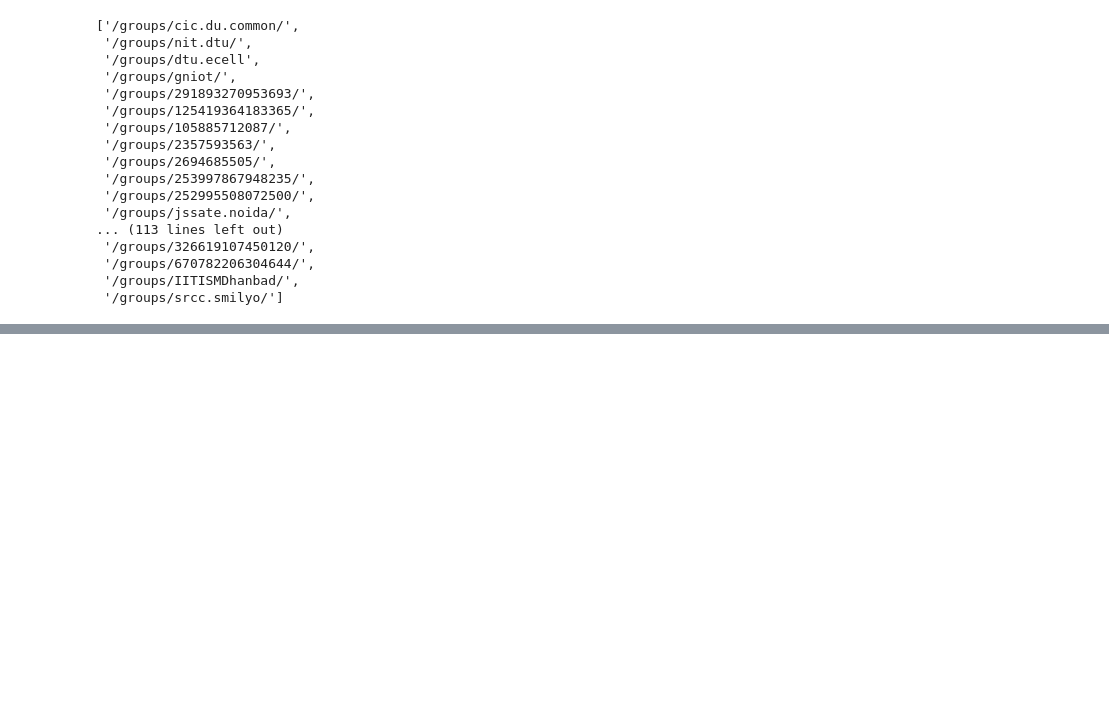
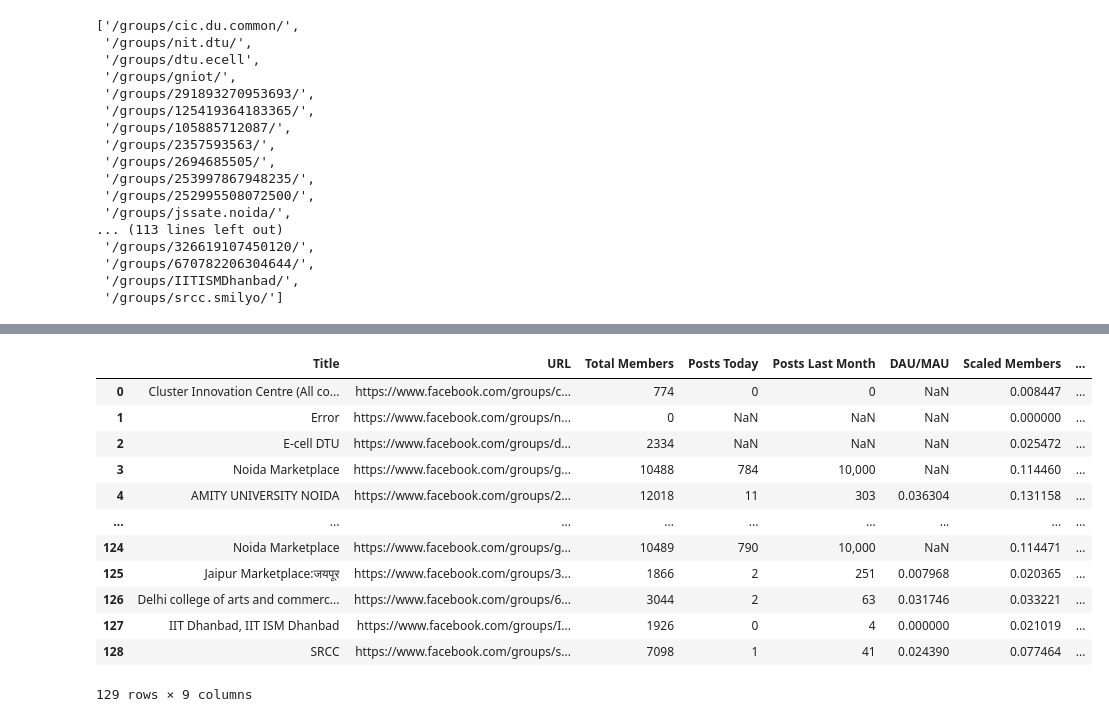
Before and after one commit to dikshant293/FB-web-scraper-and-auto-poster, a Jupyter notebook: FB-icc.ipynb, the cells around one changed output, grey strips where cells are left out. Drawn from its saved outputs; the diff is of its cells as text; code cells hidden in the pictures; blank space fills up the shorter version.

Commit message:
ADDED METRICS

```diff
--- a/FB-icc.ipynb
+++ b/FB-icc.ipynb
@@ -248,0 +351,23 @@ final_data.to_csv('final.csv',index=False)
+# %%
+def smth(x):
+    try:
+        return x['Scaled Members']*0.8 + x['Scaled DAU/MAU']*0.2
+    except:
+        return np.nan
+
+final_data['Metric'] = final_data.apply(axis=1,func = smth)
+final_data
+# %% [output]
+|  | Title | URL | Total Members | Posts Today | Posts Last Month | DAU/MAU | Scaled Members | ... |
+| 0 | Cluster Innovation Centre (All co... | https://www.facebook.com/groups/c... | 774 | 0 | 0 | NaN | 0.008447 | ... |
+| 1 | Error | https://www.facebook.com/groups/n... | 0 | NaN | NaN | NaN | 0.000000 | ... |
+| 2 | E-cell DTU | https://www.facebook.com/groups/d... | 2334 | NaN | NaN | NaN | 0.025472 | ... |
+| 3 | Noida Marketplace | https://www.facebook.com/groups/g... | 10488 | 784 | 10,000 | NaN | 0.114460 | ... |
+| 4 | AMITY UNIVERSITY NOIDA | https://www.facebook.com/groups/2... | 12018 | 11 | 303 | 0.036304 | 0.131158 | ... |
+| ... | ... | ... | ... | ... | ... | ... | ... | ... |
+| 124 | Noida Marketplace | https://www.facebook.com/groups/g... | 10489 | 790 | 10,000 | NaN | 0.114471 | ... |
+| 125 | Jaipur Marketplace:जयपूर | https://www.facebook.com/groups/3... | 1866 | 2 | 251 | 0.007968 | 0.020365 | ... |
+| 126 | Delhi college of arts and commerc... | https://www.facebook.com/groups/6... | 3044 | 2 | 63 | 0.031746 | 0.033221 | ... |
+| 127 | IIT Dhanbad, IIT ISM Dhanbad | https://www.facebook.com/groups/I... | 1926 | 0 | 4 | 0.000000 | 0.021019 | ... |
+| 128 | SRCC | https://www.facebook.com/groups/s... | 7098 | 1 | 41 | 0.024390 | 0.077464 | ... |
+129 rows × 9 columns
```
Also changed, not shown: parts of 15 cells of this notebook, 1 other file.
